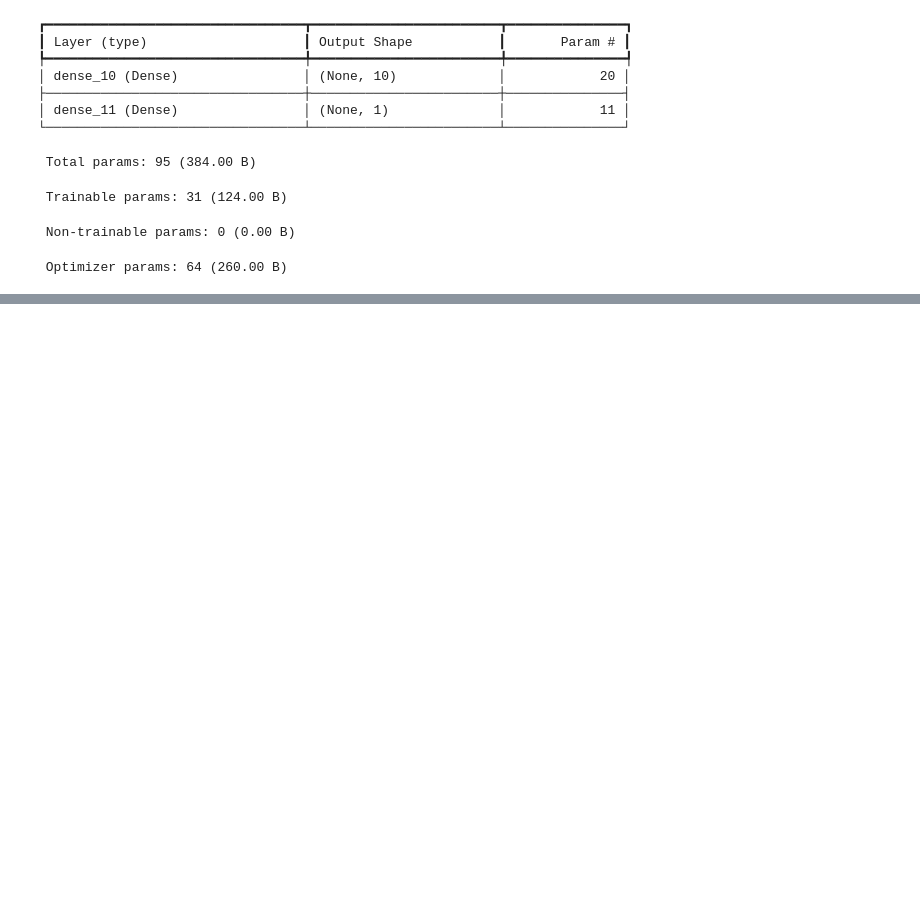
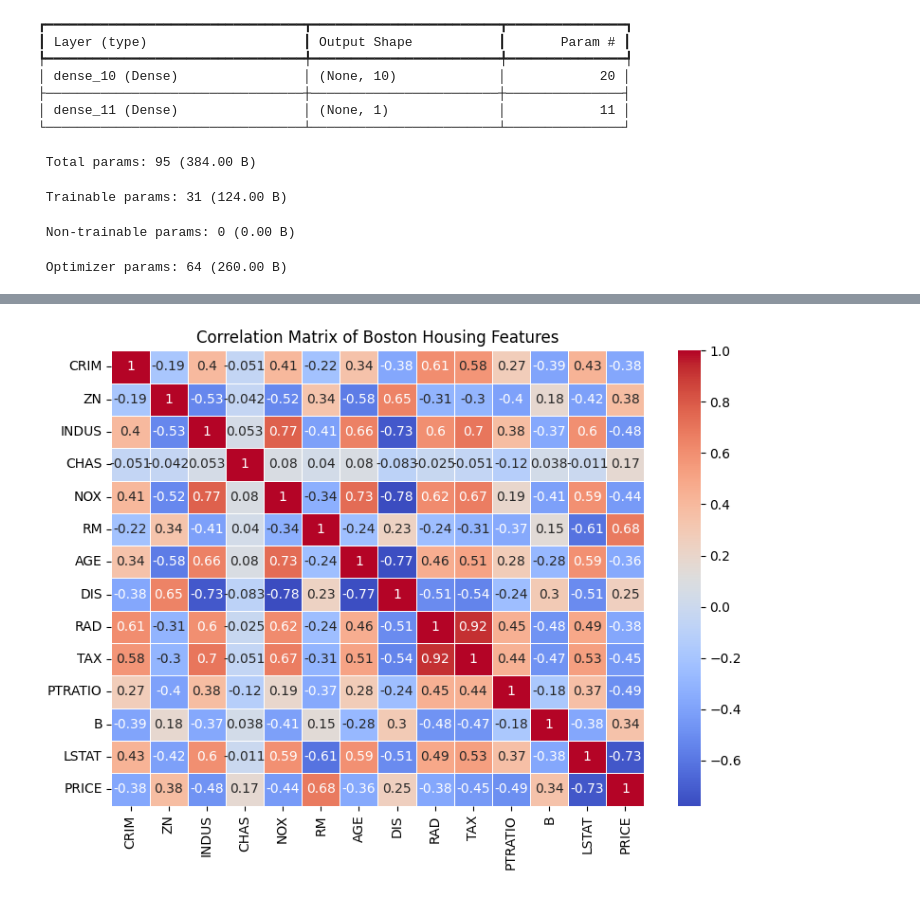
Before and after one commit to thivinanandh/Teaching-Python, a Jupyter notebook: Neural-Networks-Tensorflow/Introduction-Regression-Classification.ipynb, the cells around one changed output, grey strips where cells are left out. Cells and saved outputs as stored; diff of their text form; code cells hidden in the pictures; blank space fills up the shorter version.

Commit message:
Introduction to tensorflow for Regression and Classification:

```diff
--- a/Neural-Networks-Tensorflow/Introduction-Regression-Classification.ipynb
+++ b/Neural-Networks-Tensorflow/Introduction-Regression-Classification.ipynb
@@ -1220,0 +1450,97 @@ Model: "sequential_7"
+# %%
+"""
+This code cell performs the following tasks:
+1. Loads the Boston Housing dataset
+2. Converts the data to a pandas DataFrame for easier manipulation
+3. Displays basic information about the dataset (info and statistics)
+4. Checks for missing values
+5. Plots a correlation matrix to show relationships between features
+6. Plots the distribution of house prices (target variable)
+7. Creates scatter plots to visualize relationships between key features and house prices
+8. Prints the shapes of training and test sets
+
+Key observations to make:
+- Check if there are any missing values
+- Look for highly correlated features in the correlation matrix
+- Observe the distribution of house prices (is it normal, skewed?)
+- Notice any clear relationships between features and house prices in the scatter plots
+- Confirm the sizes of training and test sets
+"""
+
+# Code Cell 1: Data Loading and Exploration
+
+import numpy as np
+import pandas as pd
+import matplotlib.pyplot as plt
+import seaborn as sns
+from tensorflow.keras.datasets import boston_housing
+
+# Load the Boston Housing dataset
+# This dataset contains features that describe different aspects of housing in Boston,
+# along with the corresponding house prices. It's commonly used for regression tasks.
+(X_train, y_train), (X_test, y_test) = boston_housing.load_data()
+
+# Define feature names
+# These are the names of the features (input variables) in the dataset.
+feature_names = ['CRIM', 'ZN', 'INDUS', 'CHAS', 'NOX', 'RM', 'AGE', 'DIS', 'RAD', 'TAX', 'PTRATIO', 'B', 'LSTAT']
+
+# Convert to pandas DataFrame for easier manipulation
+# Using pandas allows for more straightforward data manipulation and exploration.
+df_train = pd.DataFrame(X_train, columns=feature_names)
+df_train['PRICE'] = y_train  # Adding the target variable to the DataFrame
+
+# Display basic information about the dataset
+# This provides an overview of the dataset, including data types and non-null counts.
+print("Dataset Information:")
+print(df_train.info())
+
+# Display basic statistics
+# This gives descriptive statistics like mean, standard deviation, min, max, and quartiles
+# for numerical features, helping to understand the data distribution.
+print("\nBasic Statistics:")
+print(df_train.describe())
+
+# Check for missing values
+# It's important to ensure there are no missing values in the dataset,
+# as they can lead to errors in model training.
+print("\nMissing Values:")
+print(df_train.isnull().sum())
+
+# Plot correlation matrix
+# The correlation matrix shows the relationships between different features,
+# helping to identify which features are strongly correlated with each other
+# and with the target variable (PRICE).
+plt.figure(figsize=(8, 6))
+sns.heatmap(df_train.corr(), annot=True, cmap='coolwarm', linewidths=0.5)
+plt.title('Correlation Matrix of Boston Housing Features')
+plt.tight_layout()
+plt.show()
+
+# Plot distribution of the target variable (PRICE)
+# This visualizes the distribution of house prices to check if it’s normally distributed or skewed.
+plt.figure(figsize=(6, 4))
+sns.histplot(df_train['PRICE'], kde=True)  # Adding KDE for better visualization of the distribution
+plt.title('Distribution of House Prices')
+plt.xlabel('Price in $1000s')
+plt.ylabel('Frequency')
+plt.show()
+
+# Plot relationship between a few key features and the target
+# Scatter plots help to visualize the relationships between selected features and house prices.
+# They can reveal patterns, trends, or potential outliers.
+fig, axes = plt.subplots(2, 2, figsize=(10, 7))
+sns.scatterplot(data=df_train, x='RM', y='PRICE', ax=axes[0, 0])   # Relationship between RM (average number of rooms) and PRICE
+sns.scatterplot(data=df_train, x='LSTAT', y='PRICE', ax=axes[0, 1]) # Relationship between LSTAT (lower status of the population) and PRICE
+sns.scatterplot(data=df_train, x='PTRATIO', y='PRICE', ax=axes[1, 0]) # Relationship between PTRATIO (pupil-teacher ratio) and PRICE
+sns.scatterplot(data=df_train, x='NOX', y='PRICE', ax=axes[1, 1])     # Relationship between NOX (nitric oxides concentration) and PRICE
+plt.tight_layout()
+plt.show()
+
+# Print shapes of training and test sets
+# Checking the shapes of the training and test datasets ensures that they are correctly loaded
+# and helps to understand the amount of data available for training the model.
+print("\nShape of training set:", X_train.shape)
+print("Shape of training target:", y_train.shape)
+print("Shape of test set:", X_test.shape)
+print("Shape of test target:", y_test.shape)
+# %% [output]
@@ -1220,0 +1564 @@ Model: "sequential_7"
+[figure, added]
```
Also changed, not shown: parts of 12 cells of this notebook.
